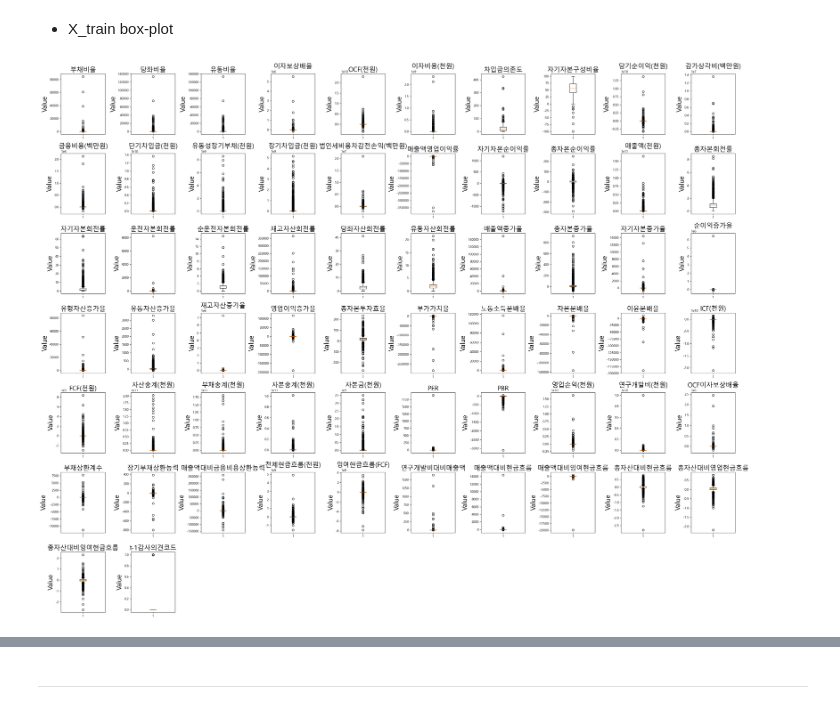
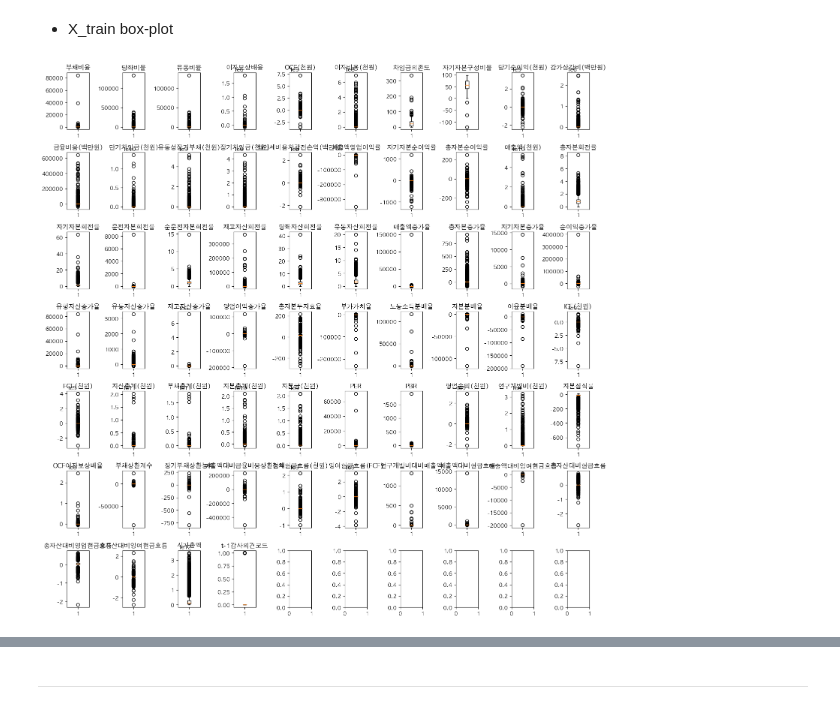
Before and after one commit to youngsang114/Project_2, a Jupyter notebook: 상장기업/4.EDA,파생변수_상장.ipynb, the cells around one changed output, grey strips where cells are left out. Cells and saved outputs as stored; diff of their text form; code cells hidden in the pictures.

```diff
--- a/상장기업/4.EDA,파생변수_상장.ipynb
+++ b/상장기업/4.EDA,파생변수_상장.ipynb
@@ -105,7 +101,7 @@ min    -156.504252
 Name: 이자보상배율, dtype: float64
 # %%
-df['이자보상배율'].replace(np.inf,3867.593778,inplace=True)
-df['이자보상배율'].replace(-(np.inf),-156.504252,inplace=True)
+df['이자보상배율'].replace(np.inf,3669.31844,inplace=True)
+df['이자보상배율'].replace(-(np.inf),-158.67205,inplace=True)
 # %% [markdown]
 ---
 # %%
@@ -168,7 +164,7 @@ min    -228.175417
 Name: OCF이자보상배율, dtype: float64
 # %%
-df['OCF이자보상배율'].replace(np.inf,3779.226433,inplace=True)
-df['OCF이자보상배율'].replace(-(np.inf),-228.175417,inplace=True)
+df['OCF이자보상배율'].replace(np.inf,3501.968249,inplace=True)
+df['OCF이자보상배율'].replace(-(np.inf),-220.410109,inplace=True)
 # %%
 df['OCF이자보상배율'].describe()
 # %% [output]
@@ -343,4 +344,5 @@ len(df[df['금융비용(백만원)']==0])
 # %%
 df['부채상환계수'] = df['부채상환계수'].replace([np.inf, -np.inf], 0)
+df['장기부채상환능력'] = df['장기부채상환능력'].replace([np.inf, -np.inf], 0)
 df['매출액대비금융비용상환능력'] = df['매출액대비금융비용상환능력'].replace([np.inf, -np.inf], 0)
 # %%
@@ -412,7 +409,7 @@ order =['회사명', '거래소코드', '회계년도', 'Year', '산업분류코
        '영업손익(천원)', '연구개발비(천원)', '자본잠식률', 'OCF이자보상배율',
        '부채상환계수', '장기부채상환능력', '매출액대비금융비용상환능력', '전체현금흐름(천원)', '잉여현금흐름(FCF)',
        '연구개발비대비매출액', '매출액대비현금흐름', '매출액대비잉여현금흐름', '총자산대비현금흐름', '총자산대비영업현금흐름',
-       '총자산대비잉여현금흐름', '기업수명주기', 't-1감사의견코드']
+       '총자산대비잉여현금흐름', '기업수명주기','시가총액', 't-1감사의견코드']
 # %%
 len(order)
 # %% [output]
@@ -499,33 +491,30 @@ Name: count, dtype: int64
 # %% [markdown]
 - X_train box-plot
 # %%
+import math
 import matplotlib.pyplot as plt
 
 df_수치_윈저라이징전 = train_data[train_data.select_dtypes(float).columns]
-num_columns = len(df_수치_윈저라이징전.columns)
 
-# 서브플롯의 크기 계산
-nrows = (num_columns - 1) // 10 + 1
-ncols = min(num_columns, 10)
+# 전체 그래프의 개수
+n_graphs = len(df_수치_윈저라이징전.columns)
 
-# subplots로 boxplot 출력 (계산된 행과 열 개수로 서브플롯 그리기)
-fig, axes = plt.subplots(nrows=nrows, ncols=ncols, figsize=(30, 24))
+# 한 줄에 10개의 그래프를 그리기 위한 행(row)의 개수 계산
+n_rows = math.ceil(n_graphs / 10)
 
-# 컬럼 개수에 따라 그려야 할 서브플롯의 개수만큼만 boxplot 그리기
+# figure와 axes 생성
+fig, axes = plt.subplots(n_rows, 10, figsize=(15, 15))
+
+# 각 컬럼에 대한 boxplot 그리기
 for i, col in enumerate(df_수치_윈저라이징전):
-    ax = axes[i // ncols, i % ncols]
+    ax = axes[i // 10, i % 10]
     ax.boxplot(df_수치_윈저라이징전[col].dropna())
-    ax.set_title(col, fontsize=20)  # 글씨 크기 설정
-    ax.set_ylabel('Value', fontsize=20)  # 글씨 크기 설정
-
-# 남은 서브플롯 삭제
-for j in range(num_columns, nrows * ncols):
-    fig.delaxes(axes.flatten()[j])  # 남은 서브플롯의 인덱스를 가져옴
+    ax.set_title(col, fontsize=12)
 
 plt.tight_layout()
 plt.show()
 # %% [output]
-[figure, old version]
+[figure, new version]
 # %%
 from scipy import stats
 
```
Also changed, not shown: parts of 49 cells of this notebook, 15 other files.
